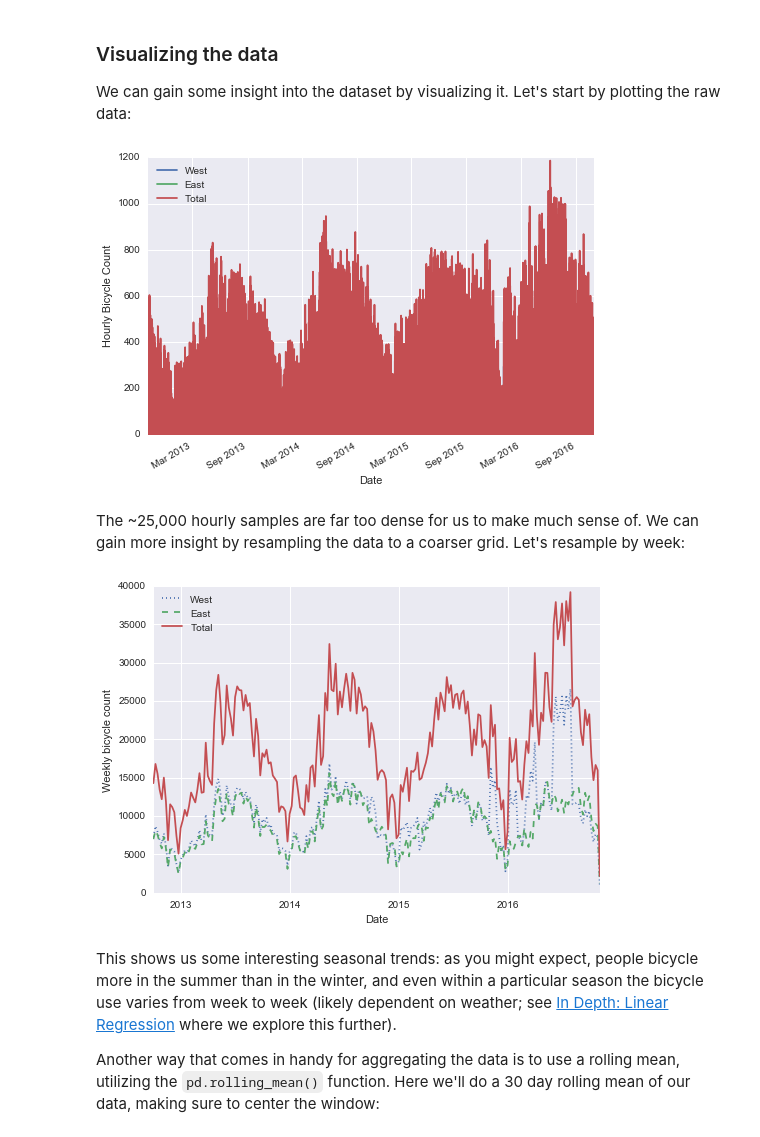
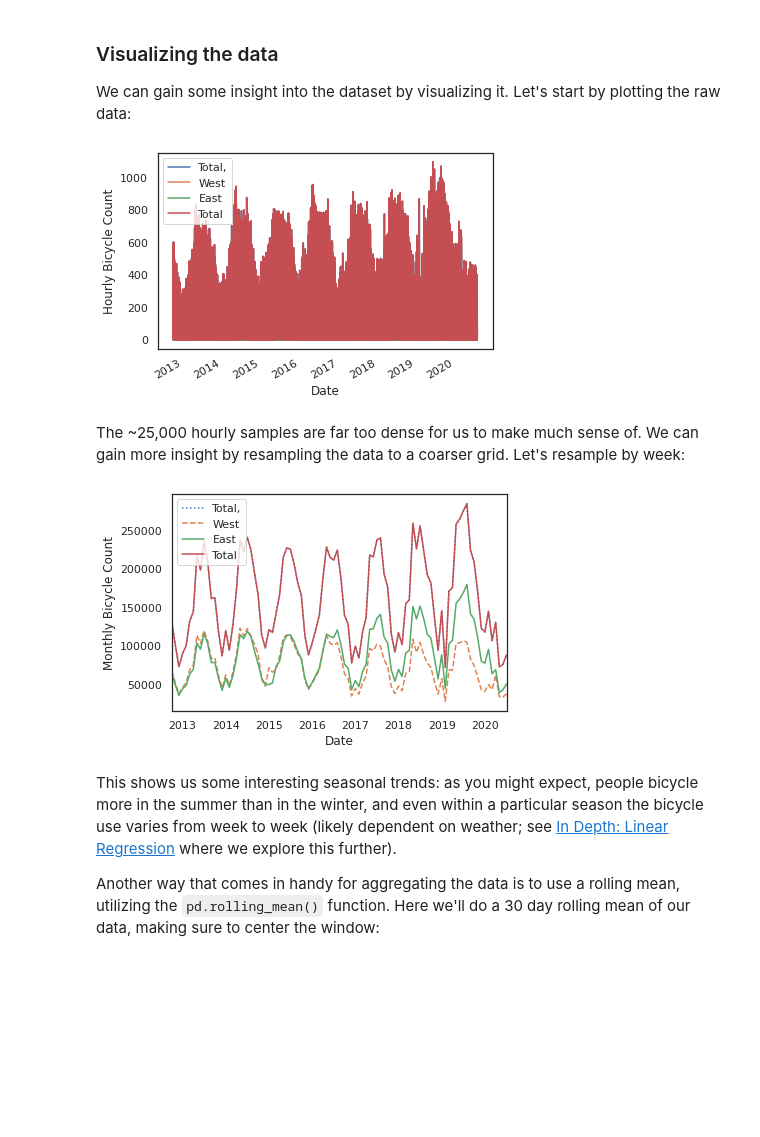
Before and after one commit to anewt225/PythonDataScienceHandbook, a Jupyter notebook: notebooks/03.11-Working-with-Time-Series.ipynb, the cells around one changed output. Drawn from its saved outputs; the diff is of its cells as text; code cells hidden in the pictures; blank space fills up the shorter version.

```diff
--- a/notebooks/03.11-Working-with-Time-Series.ipynb
+++ b/notebooks/03.11-Working-with-Time-Series.ipynb
@@ -505,5 +564,4 @@ As of summer 2016, the CSV can be downloaded as follows:
 Once this dataset is downloaded, we can use Pandas to read the CSV output into a ``DataFrame``.
 We will specify that we want the Date as an index, and we want these dates to be automatically parsed:
 # %%
-data = pd.read_csv('FremontBridge.csv', index_col='Date', parse_dates=True)
-data.head()
+data = pd.read_csv('https://data.seattle.gov/api/views/65db-xm6k/rows.csv', index_col='Date', parse_dates=True)
@@ -518,5 +578,5 @@ data.head()
 # %% [markdown]
 For convenience, we'll further process this dataset by shortening the column names and adding a "Total" column:
 # %%
-data.columns = ['West', 'East']
+data.columns = ['Total,','West', 'East']
 data['Total'] = data.eval('West + East')
@@ -546,17 +618,17 @@ import seaborn; seaborn.set()
 data.plot()
 plt.ylabel('Hourly Bicycle Count');
 # %% [output]
-[figure, old version]
+[figure, new version]
 # %% [markdown]
 The ~25,000 hourly samples are far too dense for us to make much sense of.
 We can gain more insight by resampling the data to a coarser grid.
 Let's resample by week:
 # %%
-weekly = data.resample('W').sum()
-weekly.plot(style=[':', '--', '-'])
-plt.ylabel('Weekly bicycle count');
+monthly = data.resample('M').sum()
+monthly.plot(style=[':','--','-'])
+plt.ylabel('Monthly Bicycle Count');
 # %% [output]
-[figure, old version]
+[figure, new version]
 # %% [markdown]
 This shows us some interesting seasonal trends: as you might expect, people bicycle more in the summer than in the winter, and even within a particular season the bicycle use varies from week to week (likely dependent on weather; see [In Depth: Linear Regression](05.06-Linear-Regression.ipynb) where we explore this further).
 
```
Also changed, not shown: parts of 39 cells of this notebook.
